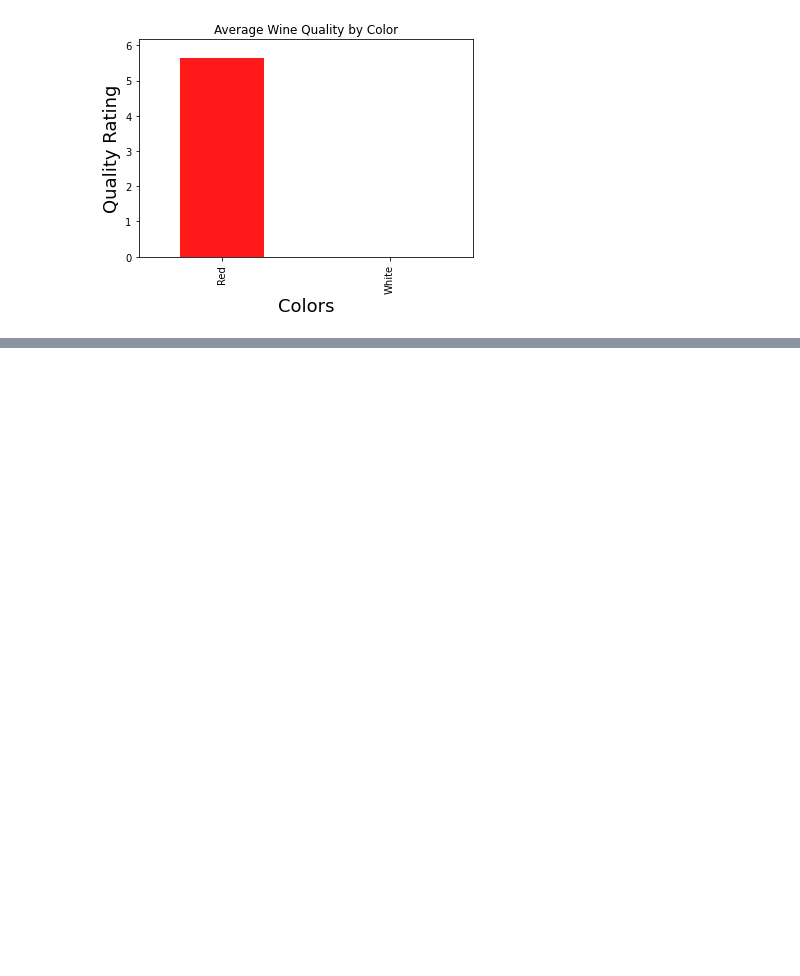
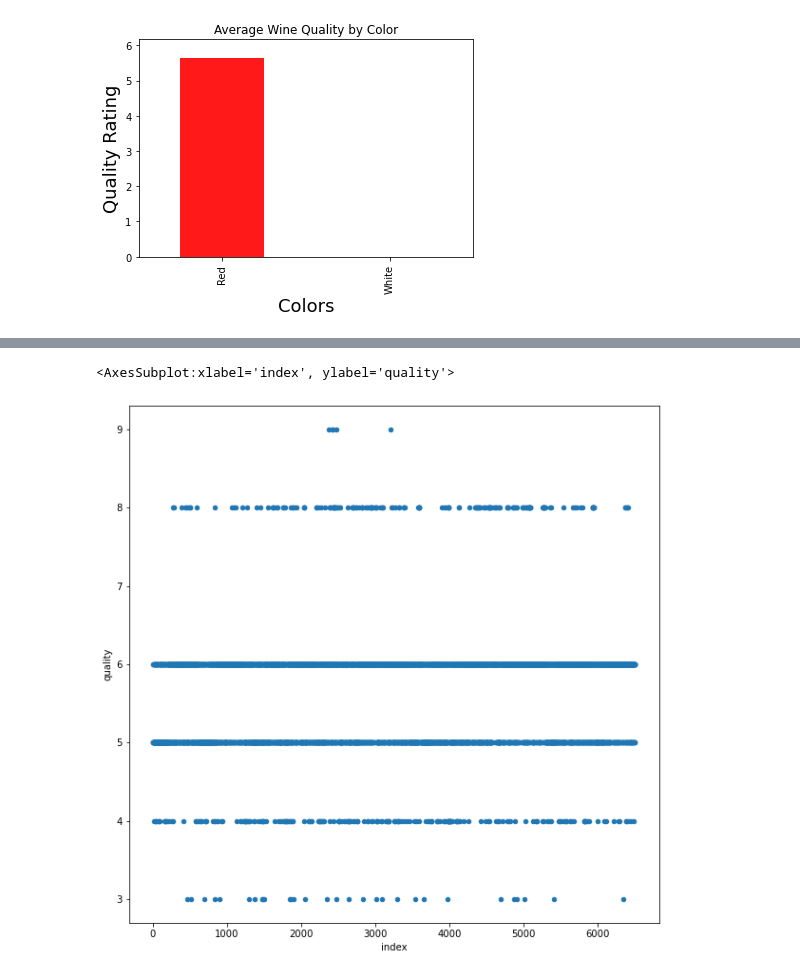
Before and after one commit to kurosakiaduma/wines_samples, a Jupyter notebook: combinedset.ipynb, the cells around one changed output, grey strips where cells are left out. Cells and saved outputs as stored; diff of their text form; code cells hidden in the pictures; blank space fills up the shorter version.

```diff
--- a/combinedset.ipynb
+++ b/combinedset.ipynb
@@ -147,7 +133,7 @@ Categories (4, interval[float64, right]): [(0.996, 2.0] < (2.0, 3.0] < (3.0, 4.0
 # %%
 pHrating = pd.qcut(df_wines['pH'], q=4, labels=['High', 'Moderate', 'Medium', 'Low'])
 # %%
-df_wines['pH rating'] = wines
+df_wines['pH rating'] = pHrating
 # %%
 df_wines
 # %% [output]
@@ -204,3 +190,5 @@ plt.ylabel('Quality Rating', fontsize=18)
 # %% [output]
 Text(0, 0.5, 'Quality Rating')
 [figure]
+# %%
+df_wines['rank_wines'] = df_wines['quality'].rank()
@@ -206,0 +228,8 @@ Text(0, 0.5, 'Quality Rating')
+# %%
+new_wines = df_wines['quality'].replace(7,6)
+# %%
+new_wines = pd.DataFrame(new_wines)
+no_row = len(new_wines)
+no_rows = np.arange(0, no_row, 1)
+new_wines['index'] = no_rows
+new_wines
@@ -206,0 +250,5 @@ Text(0, 0.5, 'Quality Rating')
+# %%
+new_wines.plot('index', 'quality', kind='scatter', figsize=(10,10))
+# %% [output]
+<AxesSubplot:xlabel='index', ylabel='quality'>
+[figure, added]
```
Also changed, not shown: parts of 22 cells of this notebook, 1 other file.
